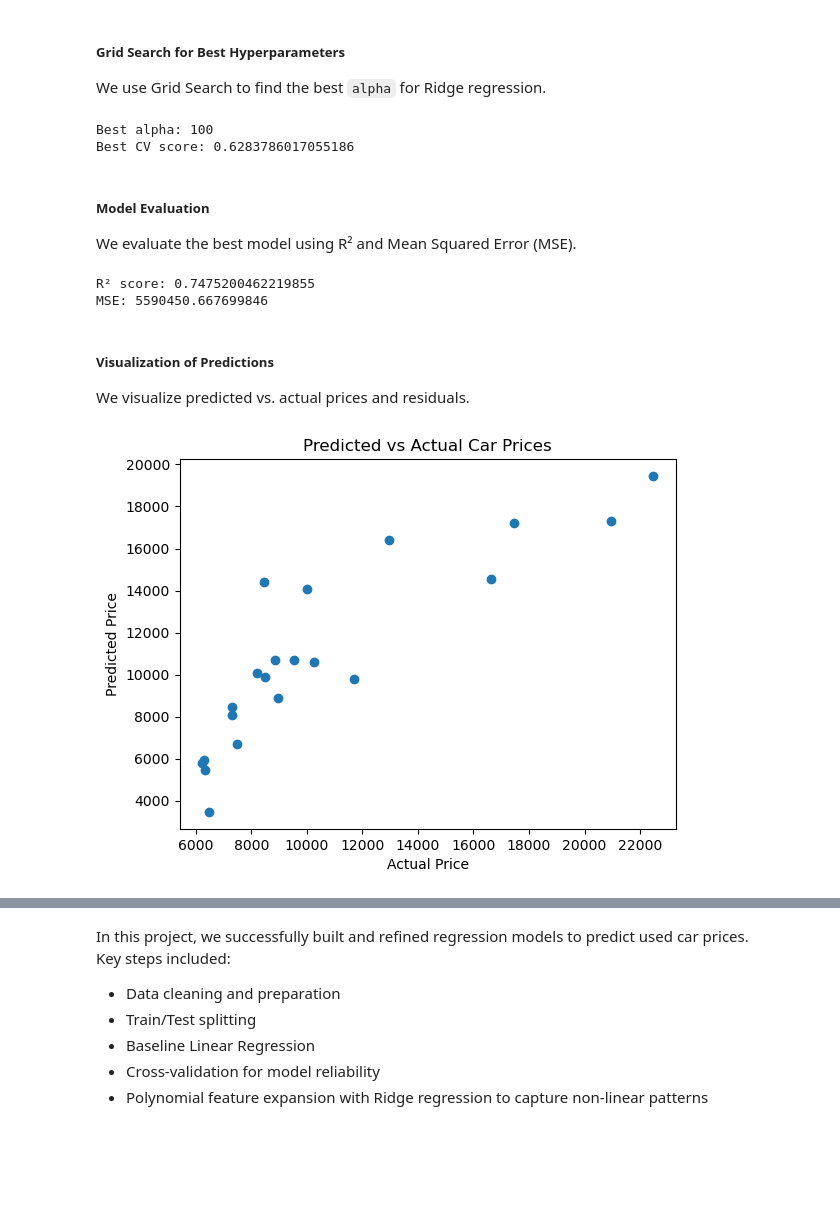
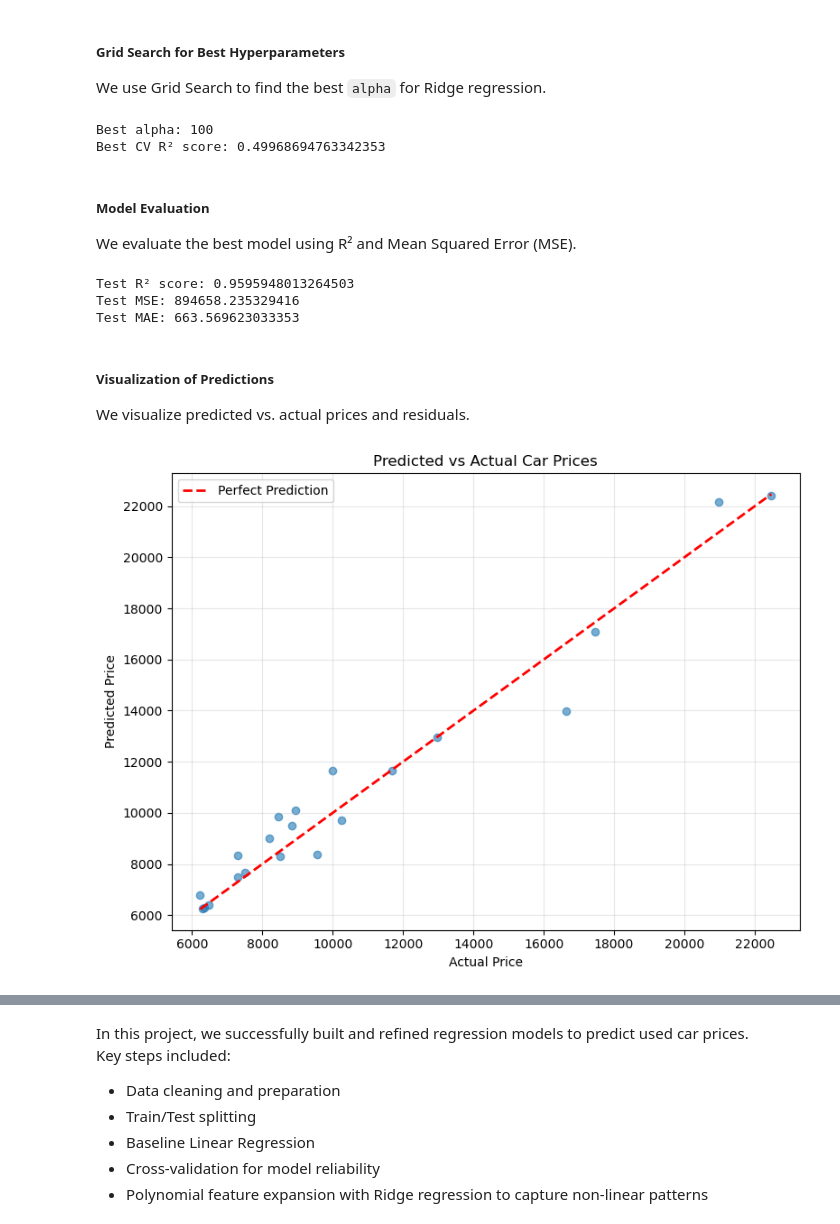
Before and after one commit to visurarodrigo/used-car-price-intelligence-platform, a Jupyter notebook: 03-model-refinement/Used Car Price Prediction.ipynb, the cells around one changed output, grey strips where cells are left out. Drawn from its saved outputs; the diff is of its cells as text; code cells hidden in the pictures; blank space fills up the shorter version.

```diff
--- a/03-model-refinement/Used Car Price Prediction.ipynb
+++ b/03-model-refinement/Used Car Price Prediction.ipynb
@@ -173,41 +174,60 @@ We use Grid Search to find the best `alpha` for Ridge regression.
 # %%
 from sklearn.model_selection import GridSearchCV
 
-parameters = [{'alpha': [0.001, 0.01, 0.1, 1, 10, 100]}]
-RR = Ridge()
-Grid = GridSearchCV(RR, parameters, cv=4)
-Grid.fit(x_data, y_data)
+# Create pipeline for consistent preprocessing
+pipeline = Pipeline([
+    ('scale', StandardScaler()),
+    ('poly', PolynomialFeatures(degree=2)),
+    ('ridge', Ridge())
+])
 
-print("Best alpha:", Grid.best_estimator_.alpha)
-print("Best CV score:", Grid.best_score_)
+# Grid search over ridge alpha parameter
+param_grid = {'ridge__alpha': [0.001, 0.01, 0.1, 1, 10, 100, 1000]}
+grid_search = GridSearchCV(pipeline, param_grid, cv=5, scoring='r2')
+grid_search.fit(x_data, y_data)
+
+print("Best alpha:", grid_search.best_params_['ridge__alpha'])
+print("Best CV R² score:", grid_search.best_score_)
 # %% [output]
 Best alpha: 100
-Best CV score: 0.6283786017055186
+Best CV R² score: 0.49968694763342353
 # %% [markdown]
 ##### Model Evaluation
 We evaluate the best model using R² and Mean Squared Error (MSE).
 # %%
-from sklearn.metrics import mean_squared_error, r2_score
+from sklearn.metrics import mean_squared_error, r2_score, mean_absolute_error
 
-y_pred = Grid.best_estimator_.predict(x_test)
-print("R² score:", r2_score(y_test, y_pred))
-print("MSE:", mean_squared_error(y_test, y_pred))
+y_pred = grid_search.predict(x_test)
+print("Test R² score:", r2_score(y_test, y_pred))
+print("Test MSE:", mean_squared_error(y_test, y_pred))
+print("Test MAE:", mean_absolute_error(y_test, y_pred))
 # %% [output]
-R² score: 0.7475200462219855
-MSE: 5590450.667699846
+Test R² score: 0.9595948013264503
+Test MSE: 894658.235329416
+Test MAE: 663.569623033353
 # %% [markdown]
 ##### Visualization of Predictions
 We visualize predicted vs. actual prices and residuals.
 # %%
 import matplotlib.pyplot as plt
+import os
+
+# Create outputs/figures directory if it doesn't exist
+os.makedirs("outputs/figures", exist_ok=True)
 
 # Predicted vs Actual
-plt.scatter(y_test, y_pred)
-plt.xlabel("Actual Price")
-plt.ylabel("Predicted Price")
-plt.title("Predicted vs Actual Car Prices")
+fig, ax = plt.subplots(figsize=(8, 6))
+ax.scatter(y_test, y_pred, alpha=0.6)
+ax.plot([y_test.min(), y_test.max()], [y_test.min(), y_test.max()], 'r--', lw=2, label='Perfect Prediction')
+ax.set_xlabel("Actual Price")
+ax.set_ylabel("Predicted Price")
+ax.set_title("Predicted vs Actual Car Prices")
+ax.legend()
+ax.grid(True, alpha=0.3)
+plt.tight_layout()
+plt.savefig("outputs/figures/predicted_vs_actual.png", dpi=300, bbox_inches='tight')
 plt.show()
 # %% [output]
-[figure, old version]
+[figure, new version]
 # %%
 # Residual Plot
```
Also changed, not shown: parts of 4 cells of this notebook, 6 other files.
